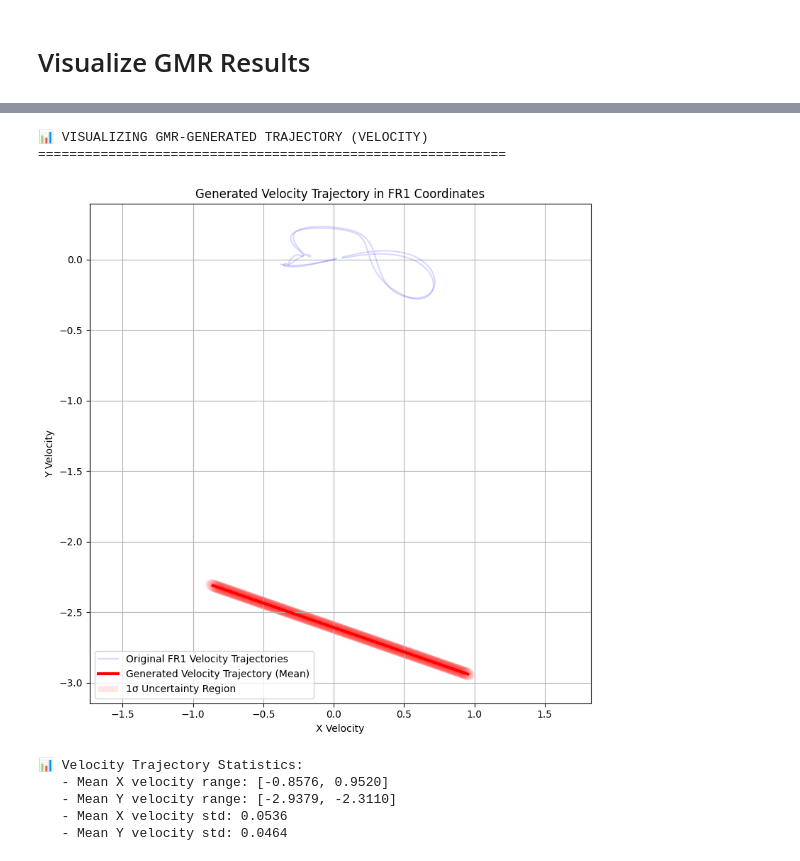
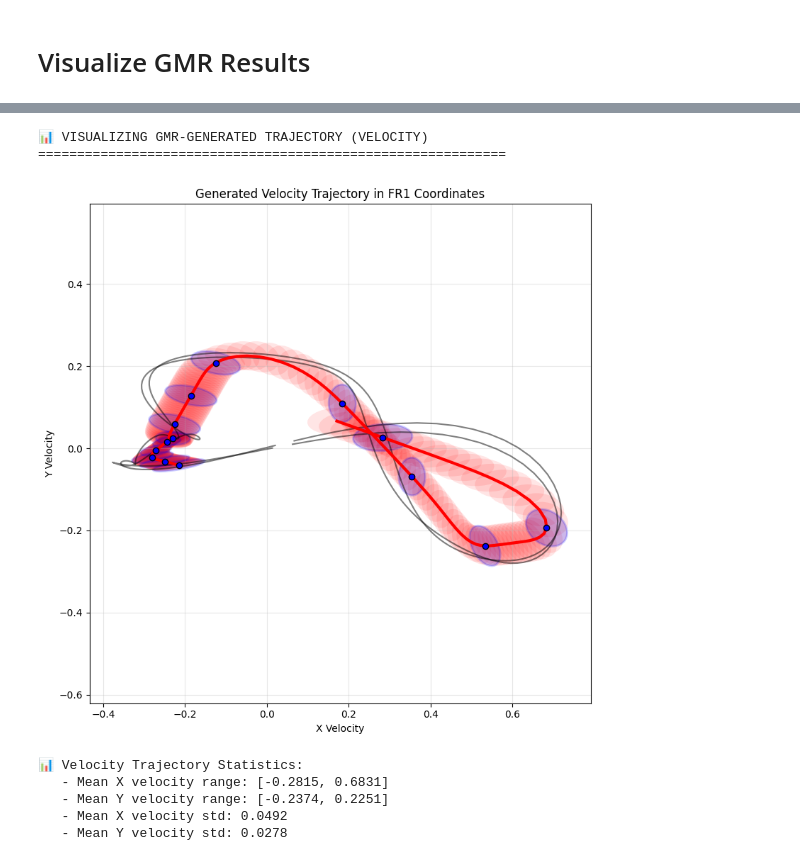
Before and after one commit to cocorock/Gait-analysis-coupled, a Jupyter notebook: TaskPaGMMM/examples/gait_example_modifiedV2.ipynb, the cells around one changed output, grey strips where cells are left out. Cells and saved outputs as stored; diff of their text form; code cells hidden in the pictures.

```diff
--- a/TaskPaGMMM/examples/gait_example_modifiedV2.ipynb
+++ b/TaskPaGMMM/examples/gait_example_modifiedV2.ipynb
@@ -35,7 +35,7 @@ trajectories_fr2 = []
 
 # Access kinematics data for FR1 and FR2
 fr1_data = data['kinematics_data']['FR1']['right_leg_kinematics']
-fr2_data = data['kinematics_data']['FR2']['right_leg_kinematics']
+fr2_data = data['kinematics_data']['FR1']['right_leg_kinematics']
 
 for demo_fr1, demo_fr2 in zip(fr1_data, fr2_data):
     # For FR1: right ankle position, velocity, and angle data with time
@@ -831,52 +835,58 @@ plt.show()
 # Visualize TPGMM Gaussian components for velocity and ankle angle features
 fig, axes = plt.subplots(2, 2, figsize=(15, 12))
 
-# Velocity components (indices 2,3)
+# Velocity components (indices 2,3) - Frame 1
 frame_idx = 0
 plot_ellipsoids_2d(
     means=tpgmm.means_[frame_idx, :, 2:4],
     covs=tpgmm.covariances_[frame_idx, :, 2:4, 2:4],
     ax=axes[0, 0]
 )
-axes[0, 0].plot(trajectories_fr1[0][:, 2], trajectories_fr1[0][:, 3], 'r-', linewidth=2, alpha=0.7, label='First Trajectory')
-axes[0, 0].legend()
+for i, traj in enumerate(trajectories_fr1):
+    axes[0, 0].plot(traj[:, 2], traj[:, 3], '-', linewidth=1.5, alpha=0.6, label=f'Trajectory {i+1}')
+# axes[0, 0].legend()
 axes[0, 0].set_title('TPGMM Gaussian Components - Velocity (Frame 1)')
 axes[0, 0].set_xlabel('X Velocity')
 axes[0, 0].set_ylabel('Y Velocity')
 
+# Velocity components (indices 2,3) - Frame 2
 frame_idx = 1
 plot_ellipsoids_2d(
     means=tpgmm.means_[frame_idx, :, 2:4],
     covs=tpgmm.covariances_[frame_idx, :, 2:4, 2:4],
     ax=axes[0, 1]
 )
-axes[0, 1].plot(trajectories_fr2[0][:, 2], trajectories_fr2[0][:, 3], 'r-', linewidth=2, alpha=0.7, label='First Trajectory')
-axes[0, 1].legend()
+for i, traj in enumerate(trajectories_fr2):
+    axes[0, 1].plot(traj[:, 2], traj[:, 3], '-', linewidth=1.5, alpha=0.6, label=f'Trajectory {i+1}')
+# axes[0, 1].legend()
 axes[0, 1].set_title('TPGMM Gaussian Components - Velocity (Frame 2)')
 axes[0, 1].set_xlabel('X Velocity')
 axes[0, 1].set_ylabel('Y Velocity')
 
-# Ankle angle components (indices 4,5)
+# Ankle angle components (indices 4,5) - Frame 1
 frame_idx = 0
 plot_ellipsoids_2d(
     means=tpgmm.means_[frame_idx, :, 4:6],
     covs=tpgmm.covariances_[frame_idx, :, 4:6, 4:6],
     ax=axes[1, 0]
 )
-axes[1, 0].plot(trajectories_fr1[0][:, 4], trajectories_fr1[0][:, 5], 'r-', linewidth=2, alpha=0.7, label='First Trajectory')
-axes[1, 0].legend()
+for i, traj in enumerate(trajectories_fr1):
+    axes[1, 0].plot(traj[:, 4], traj[:, 5], '-', linewidth=1.5, alpha=0.6, label=f'Trajectory {i+1}')
+# axes[1, 0].legend()
 axes[1, 0].set_title('TPGMM Gaussian Components - Ankle Angles (Frame 1)')
 axes[1, 0].set_xlabel('Right Ankle Angle (radians)')
 axes[1, 0].set_ylabel('Left Ankle Angle (radians)')
 
+# Ankle angle components (indices 4,5) - Frame 2
 frame_idx = 1
 plot_ellipsoids_2d(
     means=tpgmm.means_[frame_idx, :, 4:6],
     covs=tpgmm.covariances_[frame_idx, :, 4:6, 4:6],
     ax=axes[1, 1]
 )
-axes[1, 1].plot(trajectories_fr2[0][:, 4], trajectories_fr2[0][:, 5], 'r-', linewidth=2, alpha=0.7, label='First Trajectory')
-axes[1, 1].legend()
+for i, traj in enumerate(trajectories_fr2):
+    axes[1, 1].plot(traj[:, 4], traj[:, 5], '-', linewidth=1.5, alpha=0.6, label=f'Trajectory {i+1}')
+#axes[1, 1].legend()
 axes[1, 1].set_title('TPGMM Gaussian Components - Ankle Angles (Frame 2)')
 axes[1, 1].set_xlabel('Right Ankle Angle (radians)')
 axes[1, 1].set_ylabel('Left Ankle Angle (radians)')
@@ -1041,9 +1051,8 @@ print("="*60)
 fig, ax = plt.subplots(1, 1, figsize=(8, 8))
 
 # Plot original trajectories for reference
-for traj in trajectories_fr1[::8]:
-    ax.plot(traj[:, 0], traj[:, 1], 'b-', alpha=0.15, label='Original FR1 Trajectories' if 'Original FR1 Trajectories' not in
-plt.gca().get_legend_handles_labels()[1] else "")
+for i, traj in enumerate(trajectories_fr1):
+    ax.plot(traj[:, 0], traj[:, 1], '-', alpha=0.6, linewidth=1.5, label=f'Trajectory {i+1}' if i == 0 else "")
 
 # Extract mean and standard deviations for position
 mu_pos = mu[:, :2]  # Mean position (x, y)
@@ -1093,14 +1102,14 @@ plot_ellipsoids_2d(
     means=mu[::15, :2],  # Plot every 15th ellipsoid
     covs=cov[::15, :2, :2],
     ax=ax,
-    alpha=0.4,
+    alpha=0.2,
     color='blue'
 )
 
 ax.set_title('Generated Trajectory in FR1 Coordinates')
 ax.set_xlabel('X Position')
 ax.set_ylabel('Y Position')
-ax.legend()
+#ax.legend()
 ax.grid(True)
 ax.axis('equal')
 
@@ -1130,7 +1139,7 @@ fig, ax = plt.subplots(1, 1, figsize=(8, 8))
 
 # Plot original velocity trajectories for reference
 for traj in trajectories_fr1[::8]:
-    ax.plot(traj[:, 2], traj[:, 3], 'b-', alpha=0.15, label='Original FR1 Velocity Trajectories' if 'Original FR1 Velocity Trajectories' not in
+    ax.plot(traj[:, 2], traj[:, 3], 'k-', alpha=0.5, label='Original FR1 Velocity Trajectories' if 'Original FR1 Velocity Trajectories' not in
 plt.gca().get_legend_handles_labels()[1] else "")
 
 # Extract mean and standard deviations for velocity
@@ -1176,42 +1185,42 @@ for i in range(len(mu_vel)):
         ax.add_patch(uncertainty_patch)
     else:
         uncertainty_patch = plt.Polygon(translated_points, alpha=0.1, facecolor='red',
                                        edgecolor='none')
         ax.add_patch(uncertainty_patch)
 
 # Plot covariance ellipsoids for key points (every 15th)
 plot_ellipsoids_2d(
     means=mu[::15, 2:4],  # Plot every 15th ellipsoid for velocity
     covs=cov[::15, 2:4, 2:4],
     ax=ax,
-    alpha=0.4,
-    color='red'
+    alpha=0.2,
+    color='blue'
 )
 
 ax.set_title('Generated Velocity Trajectory in FR1 Coordinates')
 ax.set_xlabel('X Velocity')
 ax.set_ylabel('Y Velocity')
-ax.legend()
+#ax.legend()
 ax.grid(True)
 ax.axis('equal')
 
 plt.tight_layout()
 plt.show()
 
 print(f"\n📊 Velocity Trajectory Statistics:")
 print(f"   - Mean X velocity range: [{mu_vel[:, 0].min():.4f}, {mu_vel[:, 0].max():.4f}]")
 print(f"   - Mean Y velocity range: [{mu_vel[:, 1].min():.4f}, {mu_vel[:, 1].max():.4f}]")
 print(f"   - Mean X velocity std: {np.mean(std_vel[:, 0]):.4f}")
 print(f"   - Mean Y velocity std: {np.mean(std_vel[:, 1]):.4f}")
 # %% [output]
 📊 VISUALIZING GMR-GENERATED TRAJECTORY (VELOCITY)
 ============================================================
-[figure, old version]
+[figure, new version]
 📊 Velocity Trajectory Statistics:
-   - Mean X velocity range: [-0.8576, 0.9520]
-   - Mean Y velocity range: [-2.9379, -2.3110]
-   - Mean X velocity std: 0.0536
-   - Mean Y velocity std: 0.0464
+   - Mean X velocity range: [-0.2815, 0.6831]
+   - Mean Y velocity range: [-0.2374, 0.2251]
+   - Mean X velocity std: 0.0492
+   - Mean Y velocity std: 0.0278
 # %%
 # VISUALIZE GMR RESULTS - POSITION, VELOCITY AND ANGLES OVER TIME
 print("📊 VISUALIZING GMR-GENERATED TRAJECTORY (POSITION, VELOCITY & ANGLES)")
```
Also changed, not shown: parts of 15 cells of this notebook, 8 other files.
